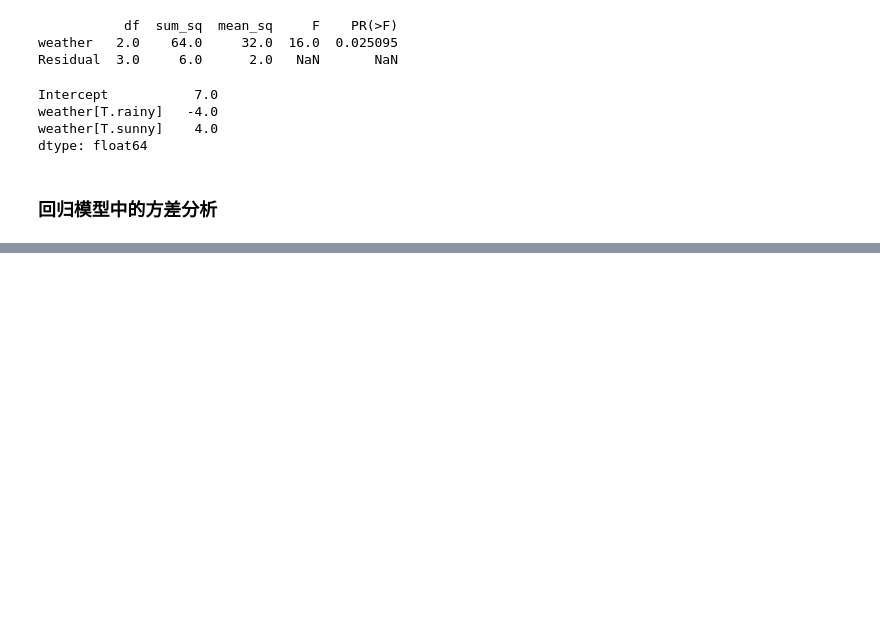
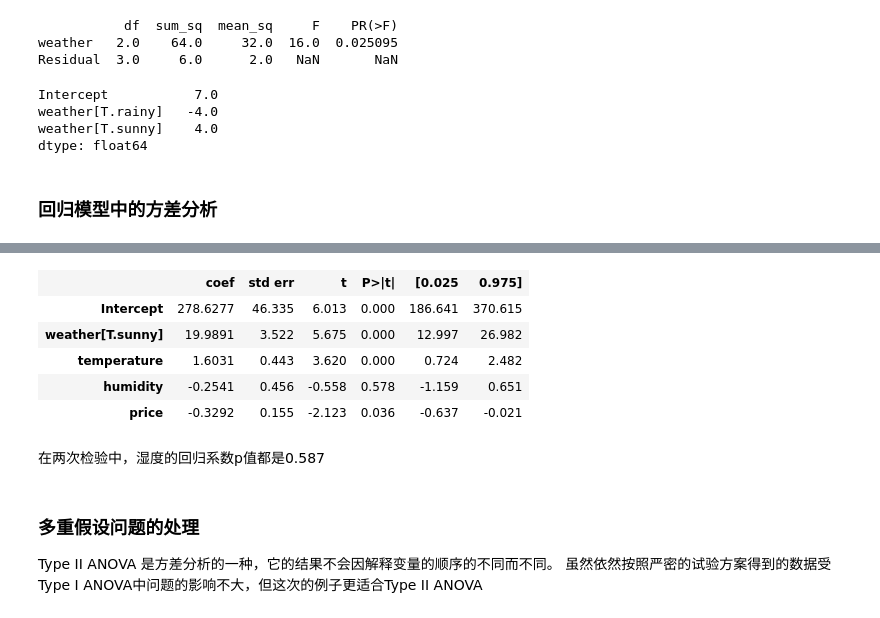
Before and after one commit to yuanzhen-lucas/mybioinfo, a Jupyter notebook: python/chapter5_python进行数据分析.ipynb, the cells around one changed output, grey strips where cells are left out. Drawn from its saved outputs; the diff is of its cells as text; code cells hidden in the pictures; blank space fills up the shorter version.

```diff
--- a/python/chapter5_python进行数据分析.ipynb
+++ b/python/chapter5_python进行数据分析.ipynb
@@ -367,0 +463,16 @@ Notes:
+# %%
+# 修改变量顺序，再试一次
+lm_sales_2.summary().tables[1]
+# %% [output]
+|  | coef | std err | t | P>|t| | [0.025 | 0.975] |
+| Intercept | 278.6277 | 46.335 | 6.013 | 0.000 | 186.641 | 370.615 |
+| weather[T.sunny] | 19.9891 | 3.522 | 5.675 | 0.000 | 12.997 | 26.982 |
+| temperature | 1.6031 | 0.443 | 3.620 | 0.000 | 0.724 | 2.482 |
+| humidity | -0.2541 | 0.456 | -0.558 | 0.578 | -1.159 | 0.651 |
+| price | -0.3292 | 0.155 | -2.123 | 0.036 | -0.637 | -0.021 |
+# %% [markdown]
+在两次检验中，湿度的回归系数p值都是0.587
+# %% [markdown]
+### 多重假设问题的处理
+Type II ANOVA 是方差分析的一种，它的结果不会因解释变量的顺序的不同而不同。
+虽然依然按照严密的试验方案得到的数据受Type I ANOVA中问题的影响不大，但这次的例子更适合Type II ANOVA
```
Also changed, not shown: parts of 15 cells of this notebook, 1 other file.
